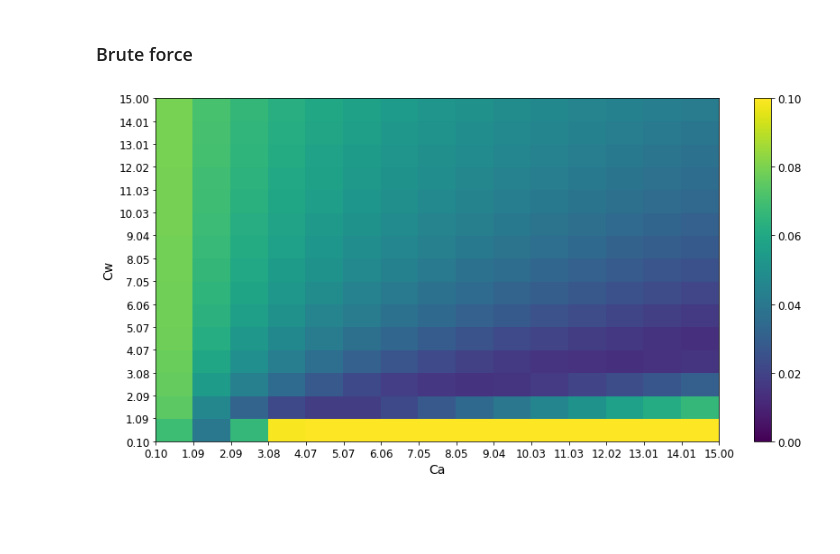
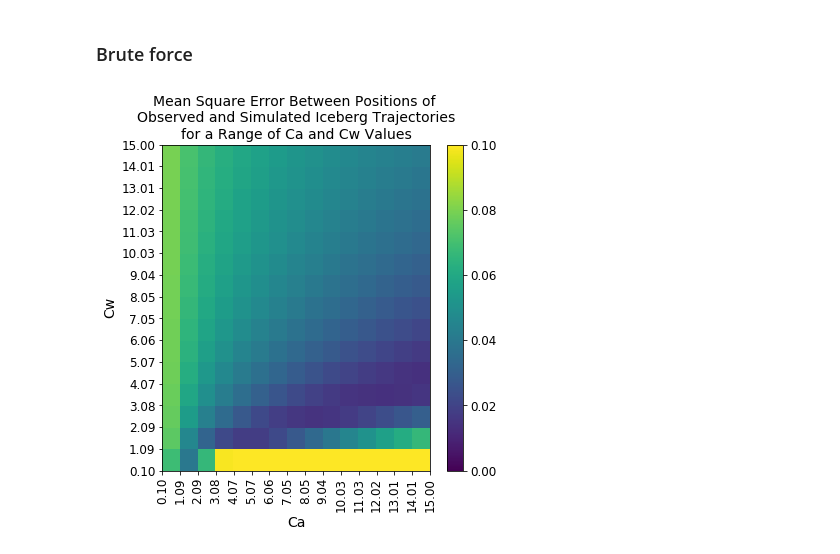
Before and after one commit to jmunroe/IceDEF, a Jupyter notebook: notebooks/ensemble.ipynb, the cells around one changed output. Drawn from its saved outputs; the diff is of its cells as text; code cells hidden in the pictures; blank space fills up the shorter version.

Commit message:
added savefigs

```diff
--- a/notebooks/ensemble.ipynb
+++ b/notebooks/ensemble.ipynb
@@ -16,7 +16,7 @@ reload(iceberg)
 reload(test_case)
 reload(sd)
 
-plt.rcParams['figure.figsize'] = (10, 10)
+plt.rcParams['figure.figsize'] = (6, 6)
 plot_dir = './plots/'
 # %%
 tc = test_case.TestCaseB()
@@ -97,18 +103,24 @@ for i in range(Ca_num):
         form_drag_coefficients = (Ca_mesh[i][j], Cw_mesh[i][j])
         mse_matrix[i][j] = sim.optimization_wrapper(form_drag_coefficients, keys, reference_vectors)
 # %%
-fig = plt.figure(figsize=(14,7))
+fig = plt.figure(figsize=(6,6))
 
 plt.pcolormesh(Ca_vec, Cw_vec, mse_matrix, vmin=0, vmax=0.1)
 
-plt.xticks(Ca_vec)#, rotation='vertical')
+plt.xticks(Ca_vec, rotation='vertical')
 plt.yticks(Cw_vec)
 
 plt.xlabel('Ca')
 plt.ylabel('Cw')
 
+plt.title('Mean Square Error Between Positions of \n'+ \
+          'Observed and Simulated Iceberg Trajectories\n' + \
+          'for a Range of Ca and Cw Values')
+
 plt.colorbar()
 
 plt.show()
+
+fig.savefig(plot_dir + 'mse_color_plot.png', bbox_inches='tight')
 # %% [output]
-[figure, old version]
+[figure, new version]
```
Also changed, not shown: parts of 5 cells of this notebook.
